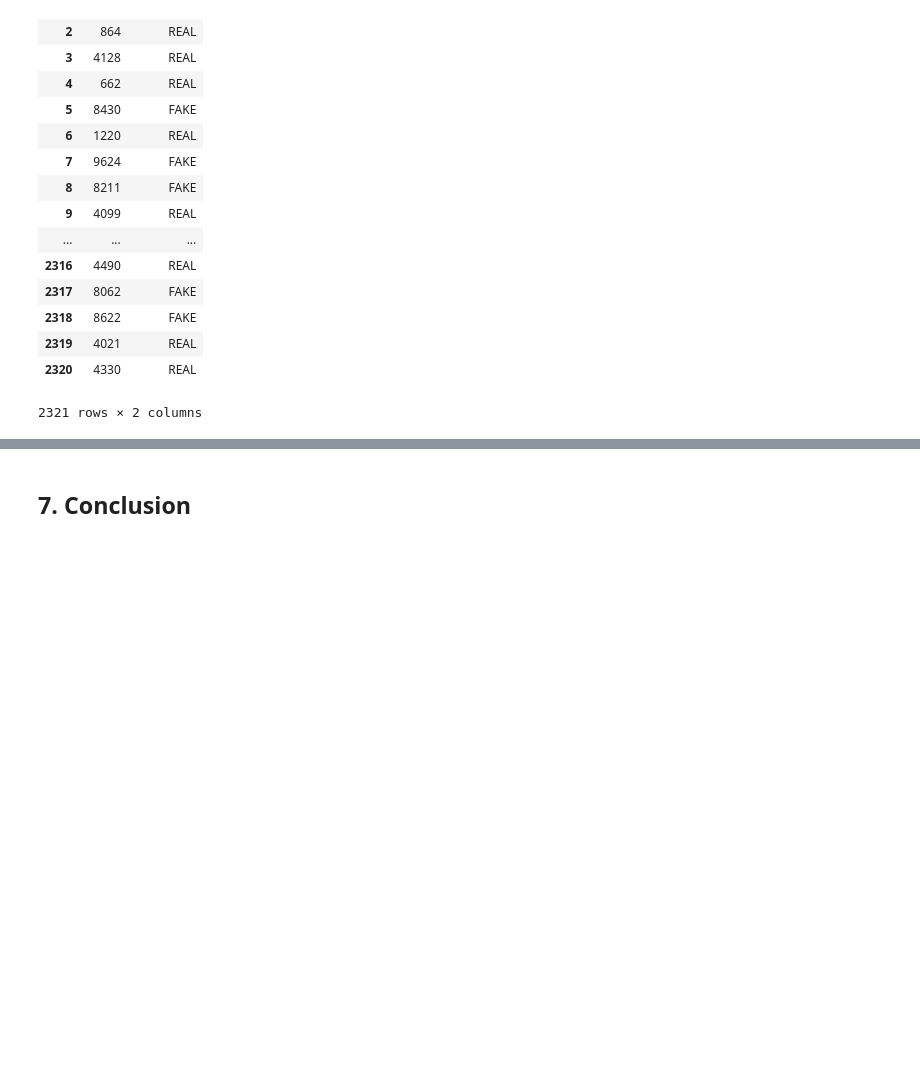
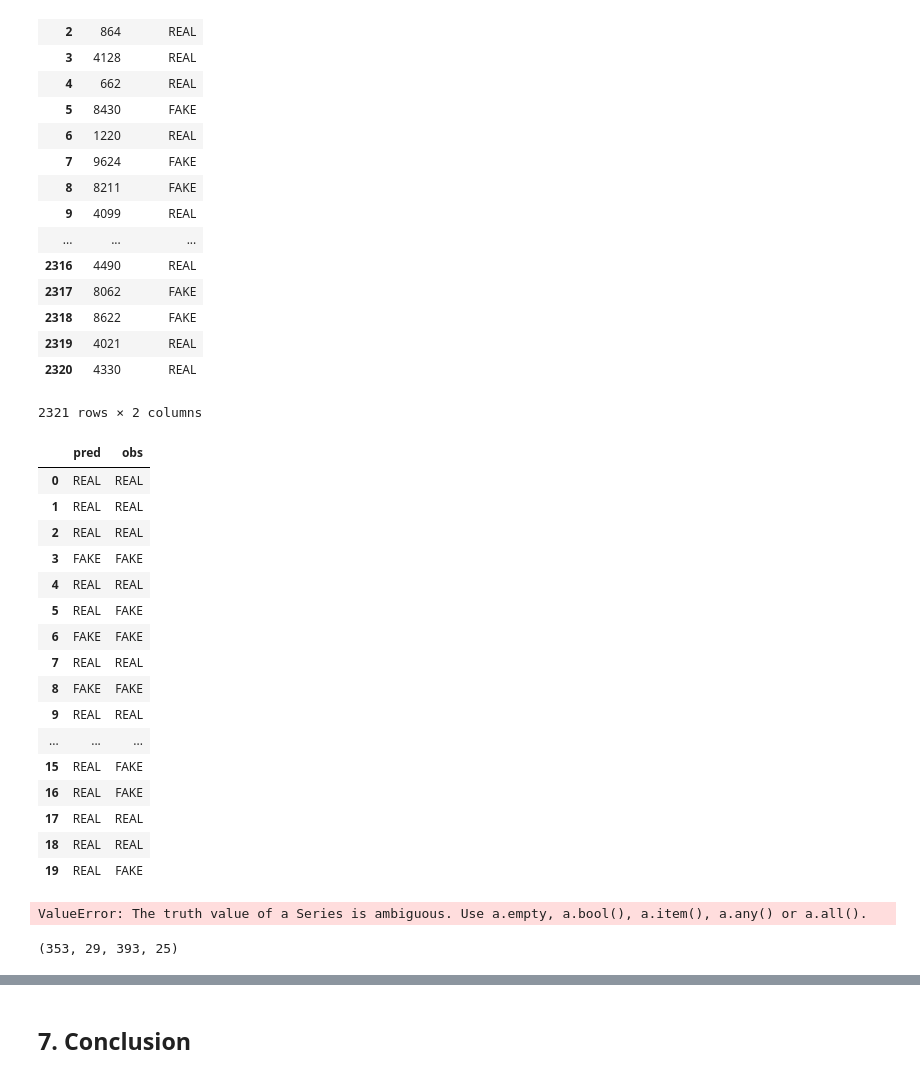
Before and after one commit to cutendorf/NLP-Fakenews, a Jupyter notebook: NLP-Fakenews_ChristineDan.ipynb, the cells around one changed output, grey strips where cells are left out. Cells and saved outputs as stored; diff of their text form; code cells hidden in the pictures; blank space fills up the shorter version.

```diff
--- a/NLP-Fakenews_ChristineDan.ipynb
+++ b/NLP-Fakenews_ChristineDan.ipynb
@@ -1634,0 +1637,49 @@ pd.read_csv("data/predictions.csv")
+# %%
+def evaluate_model(data, model):
+    X = data["clean_combined"]
+    y = data["label"]
+
+    X_train, X_test, y_train, y_test = train_test_split(X, y, train_size=0.8, random_state=20193105)
+
+    model.fit(X_train, y_train)
+
+    preds = pd.Series(model.predict(X_test)).rename("pred")
+    obs = y_test.reset_index()["label"].rename("obs")
+
+    return pd.concat([preds, obs], axis=1)
+# %% [output]
+|  | pred | obs |
+| 0 | REAL | REAL |
+| 1 | REAL | REAL |
+| 2 | REAL | REAL |
+| 3 | FAKE | FAKE |
+| 4 | REAL | REAL |
+| 5 | REAL | FAKE |
+| 6 | FAKE | FAKE |
+| 7 | REAL | REAL |
+| 8 | FAKE | FAKE |
+| 9 | REAL | REAL |
+| ... | ... | ... |
+| 15 | REAL | FAKE |
+| 16 | REAL | FAKE |
+| 17 | REAL | REAL |
+| 18 | REAL | REAL |
+| 19 | REAL | FAKE |
+# %%
+holdout_results = evaluate_model(train_all_features, final_model_copy)
+# %% [output]
+ValueError: The truth value of a Series is ambiguous. Use a.empty, a.bool(), a.item(), a.any() or a.all().
+# %%
+is_tp = lambda row: row["pred"] == "FAKE" and row["obs"] == "FAKE"
+is_fp = lambda row: row["pred"] == "FAKE" and row["obs"] == "REAL"
+is_tn = lambda row: row["pred"] == "REAL" and row["obs"] == "REAL"
+is_fn = lambda row: row["pred"] == "REAL" and row["obs"] == "FAKE"
+
+TP = sum(holdout_results.apply(is_tp, axis=1))
+FP = sum(holdout_results.apply(is_fp, axis=1))
+TN = sum(holdout_results.apply(is_tn, axis=1))
+FN = sum(holdout_results.apply(is_fn, axis=1))
+
+(TP, FP, TN, FN)
+# %% [output]
+(353, 29, 393, 25)
```
Also changed, not shown: parts of 3 cells of this notebook.
